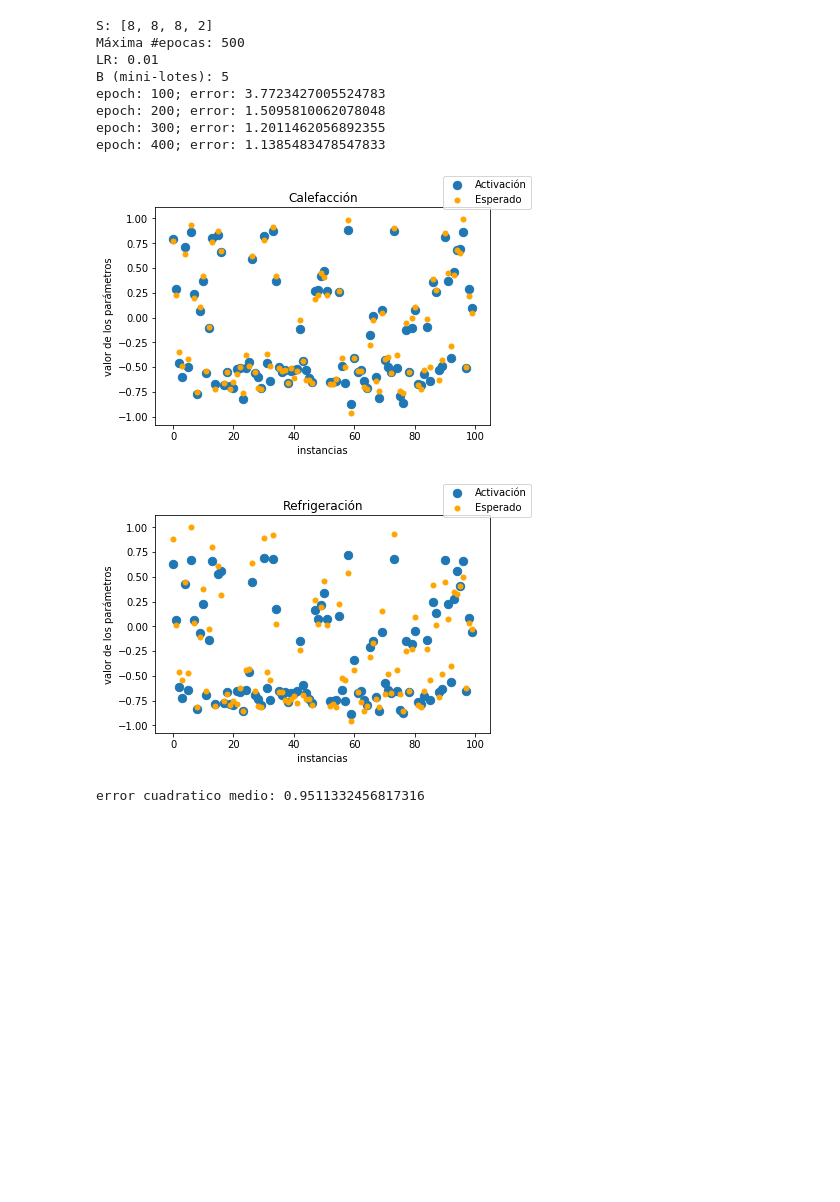
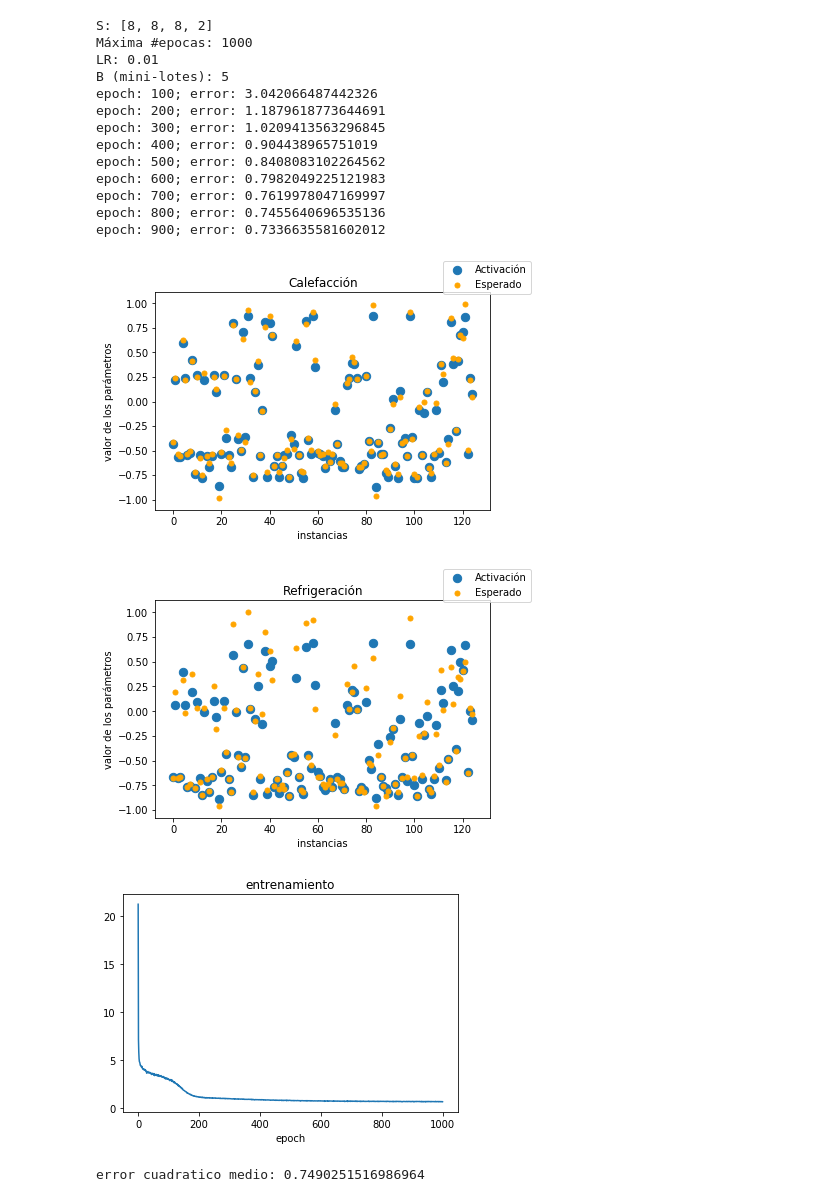
Before and after one commit to joaconafta/RedNeu-TP1, a Jupyter notebook: exp_ej2.ipynb, the cells around one changed output. Cells and saved outputs as stored; diff of their text form; code cells hidden in the pictures; blank space fills up the shorter version.

```diff
--- a/exp_ej2.ipynb
+++ b/exp_ej2.ipynb
@@ -13,21 +67,27 @@ model = Model('./dataset/tp1_ej2_training.csv', (0, 8), (8, 10), targetNormalize
 # %%
 errors = model.exp_2(
     [8, 8, 8, 2],
-    500,
+    1000,
     0.01,
-    (0, 400),
-    (400, 500),
+    (0, 375),
+    (375, 500),
     5
 )
 # %% [output]
 S: [8, 8, 8, 2]
-Máxima #epocas: 500
+Máxima #epocas: 1000
 LR: 0.01
 B (mini-lotes): 5
-epoch: 100; error: 3.7723427005524783
-epoch: 200; error: 1.5095810062078048
-epoch: 300; error: 1.2011462056892355
-epoch: 400; error: 1.1385483478547833
+epoch: 100; error: 3.042066487442326
+epoch: 200; error: 1.1879618773644691
+epoch: 300; error: 1.0209413563296845
+epoch: 400; error: 0.904438965751019
+epoch: 500; error: 0.8408083102264562
+epoch: 600; error: 0.7982049225121983
+epoch: 700; error: 0.7619978047169997
+epoch: 800; error: 0.7455640696535136
+epoch: 900; error: 0.7336635581602012
-[figure, old version]
+[figure, new version]
-[figure, old version]
+[figure, new version]
+[figure, added]
-error cuadratico medio: 0.9511332456817316
+error cuadratico medio: 0.7490251516986964
```
Also changed, not shown: parts of 24 cells of this notebook.
